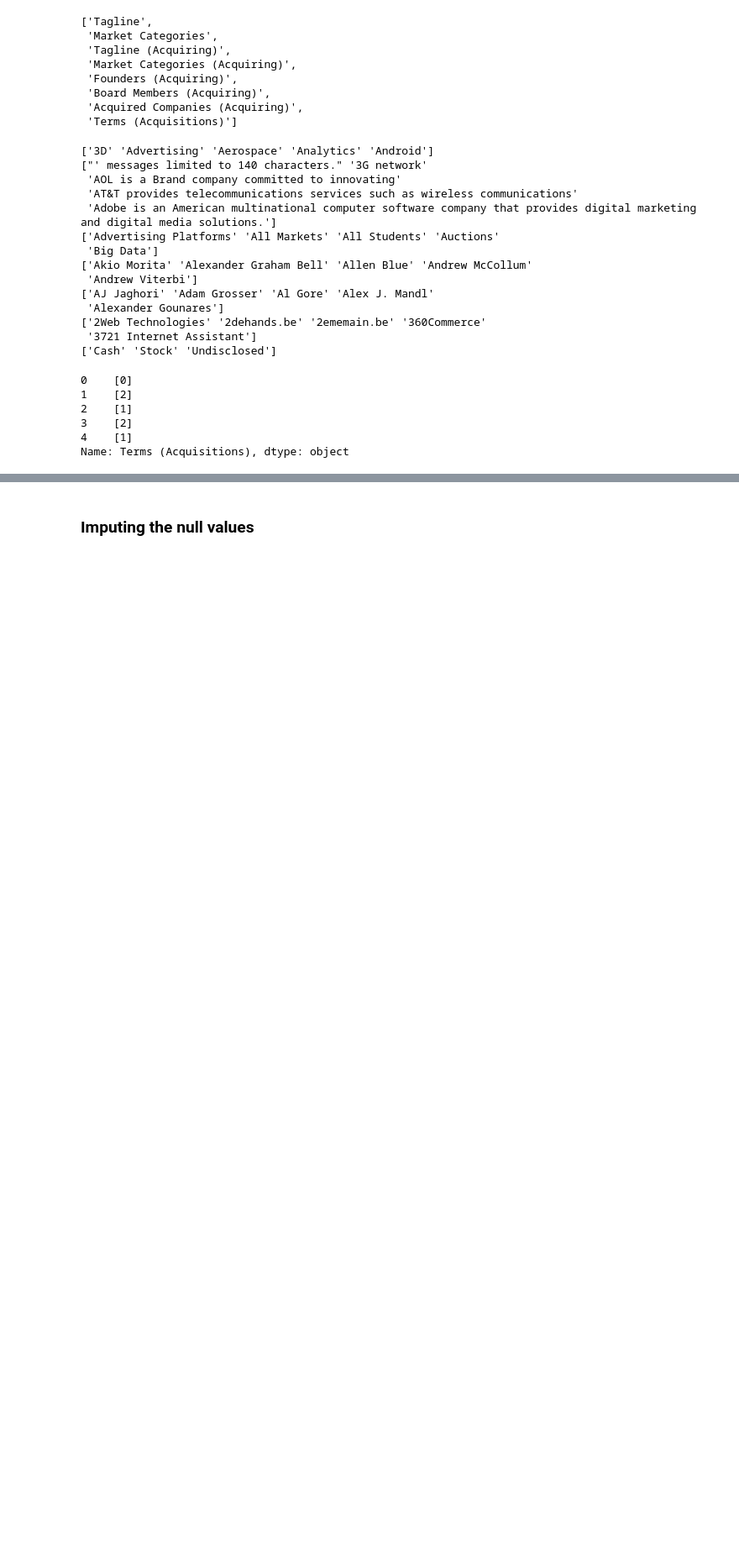
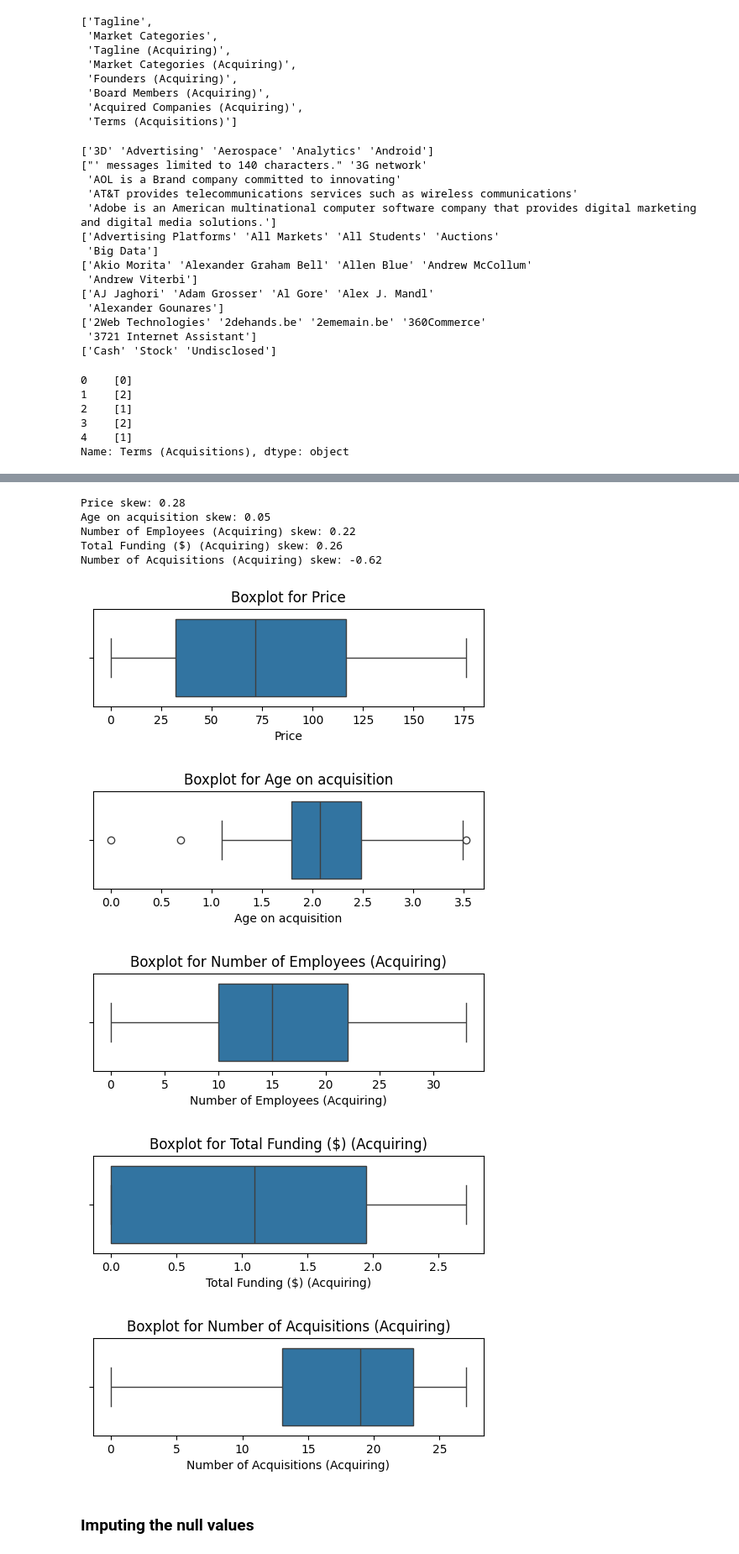
Before and after one commit to Omar-Elhakim/TechCompaniesPricePrediction, a Jupyter notebook: main.ipynb, the cells around one changed output, grey strips where cells are left out. Shown at 84% size. Saved outputs shown, nothing was run; the diff lists cells and outputs as text; code cells hidden in the pictures; blank space fills up the shorter version.

```diff
--- a/main.ipynb
+++ b/main.ipynb
@@ -671,3 +833,24 @@ Name: 0, dtype: object
+# %%
+for col in numeric_cols:
+    print(f"{col} skew: {df[col].skew():.2f}")
+# %% [output]
+Price skew: 0.28
+Age on acquisition skew: 0.05
+Number of Employees (Acquiring) skew: 0.22
+Total Funding ($) (Acquiring) skew: 0.26
+Number of Acquisitions (Acquiring) skew: -0.62
+# %%
+for col in numeric_cols:
+    plt.figure(figsize=(6, 1.5))
+    sns.boxplot(x=df[col])
+    plt.title(f'Boxplot for {col}')
+    plt.show()
+# %% [output]
+[figure, added]
+[figure, added]
+[figure, added]
+[figure, added]
+[figure, added]
 # %% [markdown]
 ### Imputing the null values
 # %%
```
Also changed, not shown: parts of 24 cells of this notebook.
